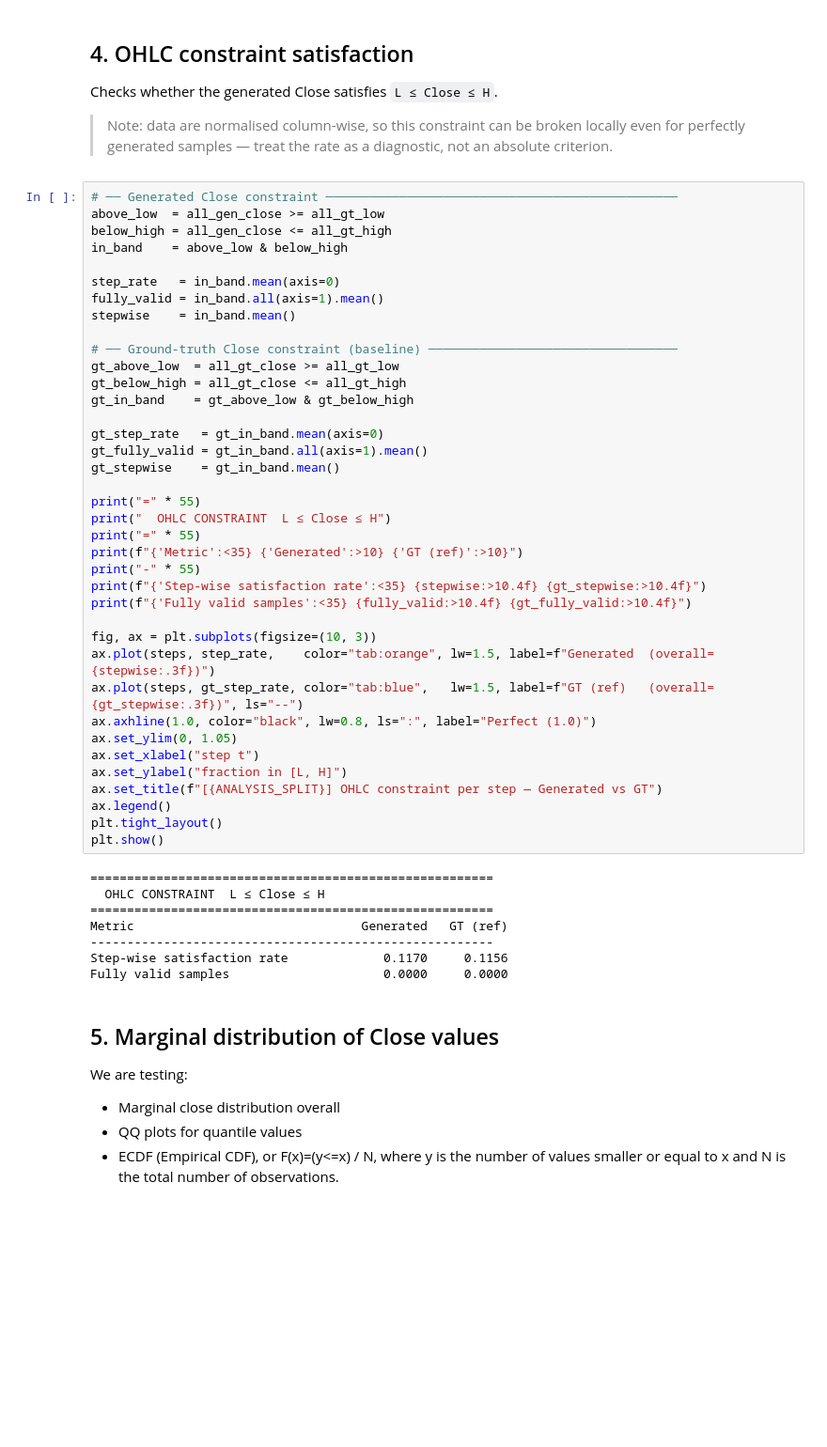
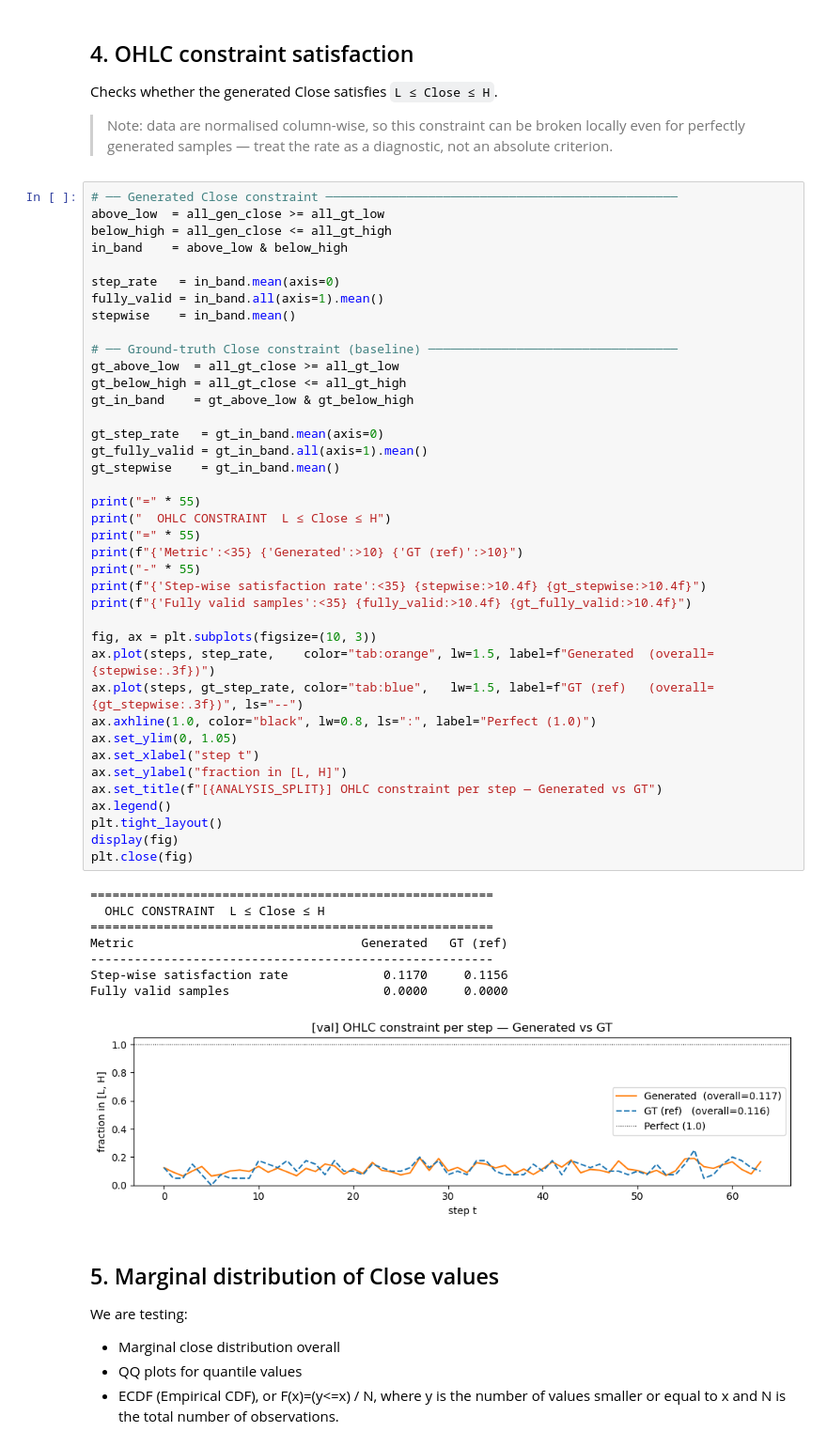
Before and after one commit to GiacomoNegri/Master-Thesis, a Jupyter notebook: notebooks/OHLC_conditional_csv_analysis.ipynb, the cells around one changed output. Shown at 94% size. Saved outputs shown, nothing was run; the diff lists cells and outputs as text; blank space fills up the shorter version.

```diff
--- a/notebooks/OHLC_conditional_csv_analysis.ipynb
+++ b/notebooks/OHLC_conditional_csv_analysis.ipynb
@@ -222,34 +232,36 @@ gt_in_band    = gt_above_low & gt_below_high
 gt_step_rate   = gt_in_band.mean(axis=0)
 gt_fully_valid = gt_in_band.all(axis=1).mean()
 gt_stepwise    = gt_in_band.mean()
 
 print("=" * 55)
 print("  OHLC CONSTRAINT  L ≤ Close ≤ H")
 print("=" * 55)
 print(f"{'Metric':<35} {'Generated':>10} {'GT (ref)':>10}")
 print("-" * 55)
 print(f"{'Step-wise satisfaction rate':<35} {stepwise:>10.4f} {gt_stepwise:>10.4f}")
 print(f"{'Fully valid samples':<35} {fully_valid:>10.4f} {gt_fully_valid:>10.4f}")
 
 fig, ax = plt.subplots(figsize=(10, 3))
 ax.plot(steps, step_rate,    color="tab:orange", lw=1.5, label=f"Generated  (overall={stepwise:.3f})")
 ax.plot(steps, gt_step_rate, color="tab:blue",   lw=1.5, label=f"GT (ref)   (overall={gt_stepwise:.3f})", ls="--")
 ax.axhline(1.0, color="black", lw=0.8, ls=":", label="Perfect (1.0)")
 ax.set_ylim(0, 1.05)
 ax.set_xlabel("step t")
 ax.set_ylabel("fraction in [L, H]")
 ax.set_title(f"[{ANALYSIS_SPLIT}] OHLC constraint per step — Generated vs GT")
 ax.legend()
 plt.tight_layout()
-plt.show()
+display(fig)
+plt.close(fig)
 # %% [output]
 =======================================================
   OHLC CONSTRAINT  L ≤ Close ≤ H
 =======================================================
 Metric                               Generated   GT (ref)
 -------------------------------------------------------
 Step-wise satisfaction rate             0.1170     0.1156
 Fully valid samples                     0.0000     0.0000
+[figure, added]
 # %% [markdown]
 ## 5. Marginal distribution of Close values
 We are testing:
```
Also changed, not shown: parts of 11 cells of this notebook, 1 other file.
